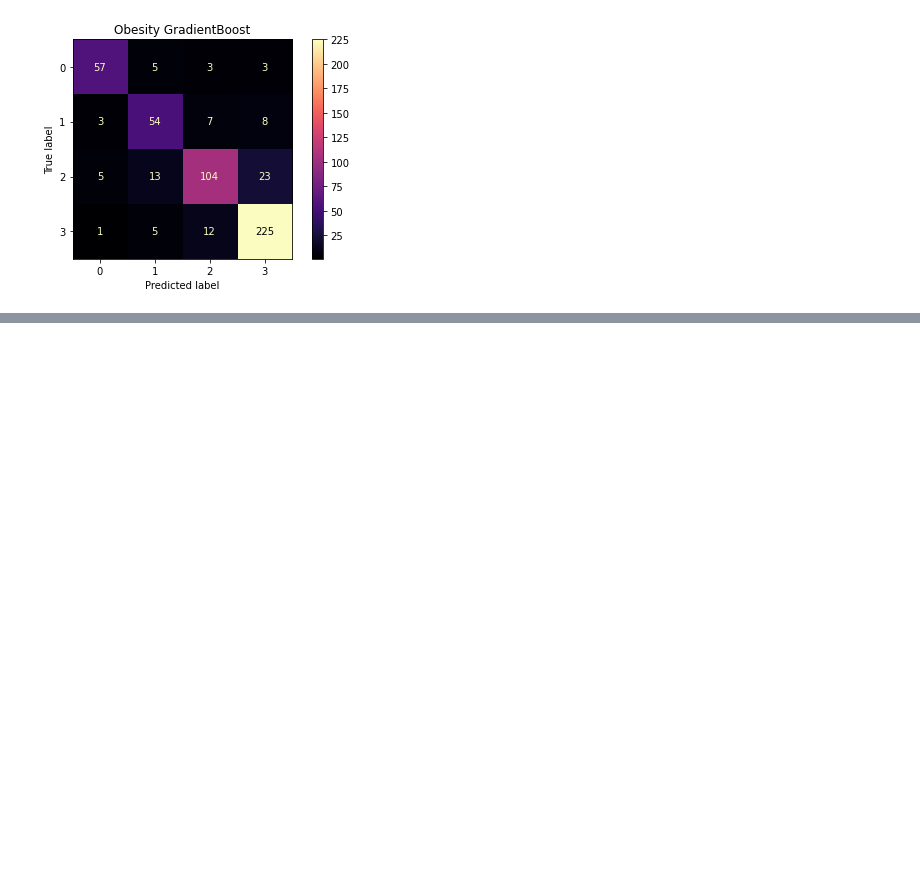
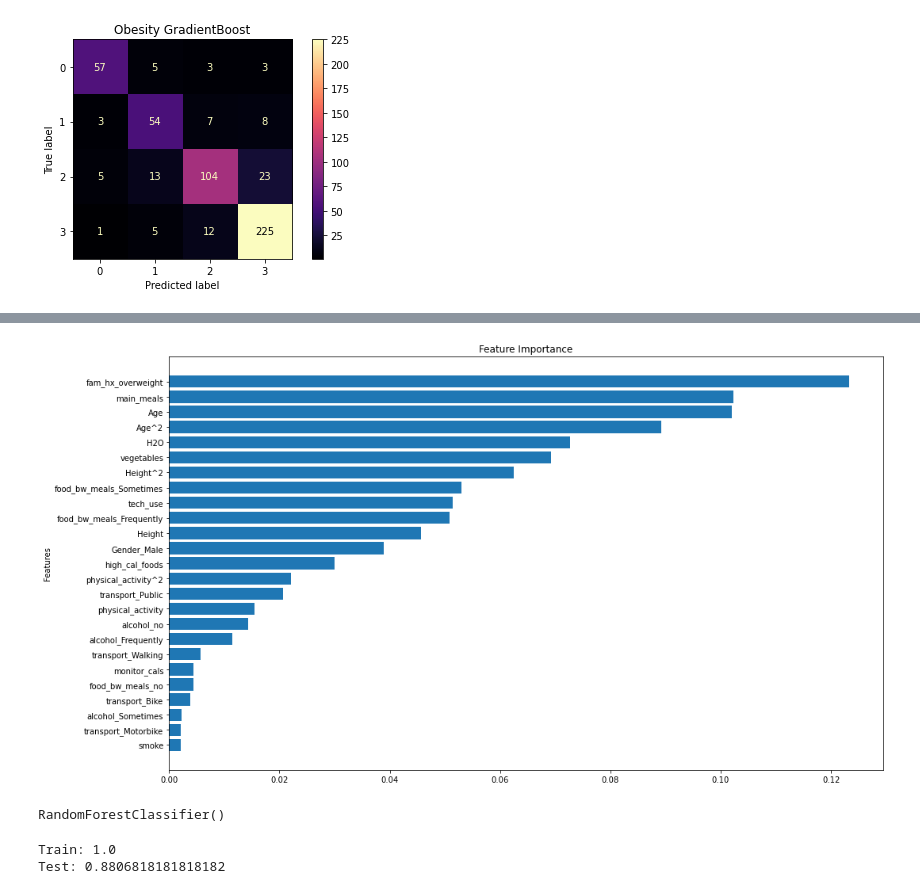
Before and after one commit to sbhewitt/Obesity-Group-Project, a Jupyter notebook: code/rick_model_classification_split2.ipynb, the cells around one changed output, grey strips where cells are left out. Saved outputs shown, nothing was run; the diff lists cells and outputs as text; code cells hidden in the pictures; blank space fills up the shorter version.

```diff
--- a/code/rick_model_classification_split2.ipynb
+++ b/code/rick_model_classification_split2.ipynb
@@ -123,0 +129,3 @@ plt.savefig('../images/gr_complex_cmatrix');
+# %%
+X = df.drop(columns = ['Weight', 'obesity'])
+y = df['obesity']
@@ -123,0 +167,24 @@ plt.savefig('../images/gr_complex_cmatrix');
+# %%
+plt.figure(figsize = (15,8))
+test1 = pd.DataFrame(gr2.feature_importances_, index = X.columns, columns = ['value'])
+test1 = test1.sort_values(by = 'value')
+
+plt.barh(y = test1.index, width = test1['value'])
+#test1.sort_values(by = 'value', ascending = True).plot.barh()
+plt.title("Feature Importance")
+plt.ylabel("Features")
+plt.tight_layout();
+plt.savefig('../images/gr_complex_poly_feature_importance');
+# %% [output]
+[figure, added]
+# %%
+rf2 = RandomForestClassifier()
+rf2.fit(X_train, y_train)
+# %% [output]
+RandomForestClassifier()
+# %%
+print(f'Train: {rf2.score(X_train, y_train)}')
+print(f'Test: {rf2.score(X_test, y_test)}')
+# %% [output]
+Train: 1.0
+Test: 0.8806818181818182
```
Also changed, not shown: parts of 15 cells of this notebook, 4 other files.
